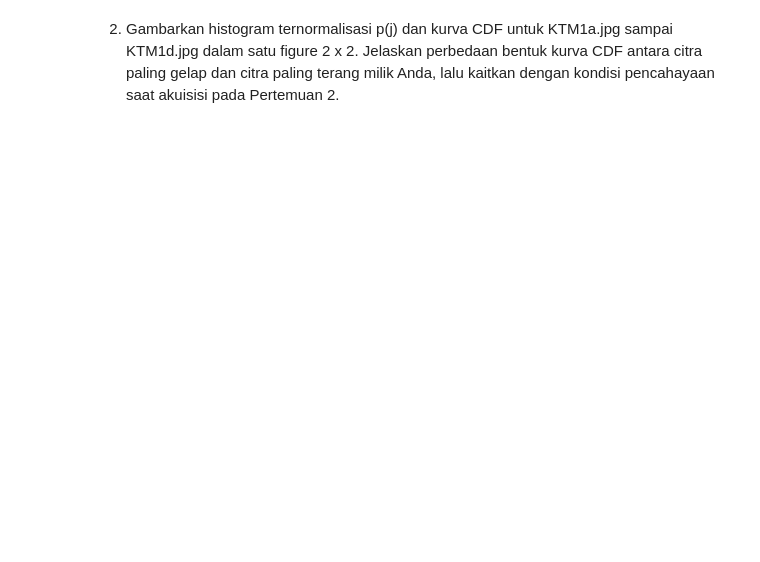
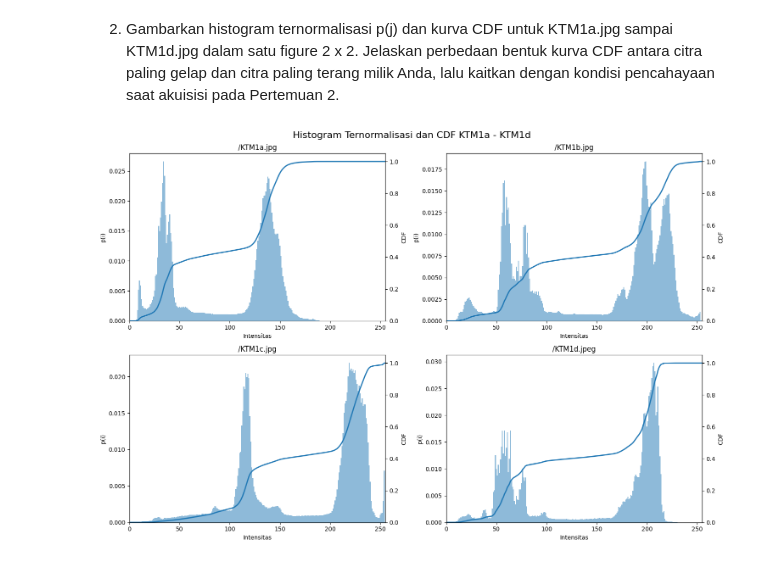
Before and after one commit to BrianLearning-source/PCVK_Genap_2026, a Jupyter notebook: Week5_06.ipynb, the cells around one changed output. Saved outputs shown, nothing was run; the diff lists cells and outputs as text; code cells hidden in the pictures; blank space fills up the shorter version.

```diff
--- a/Week5_06.ipynb
+++ b/Week5_06.ipynb
@@ -353,3 +396,87 @@ Blue  : Manual vs OpenCV = 0
 KTM1d.jpg dalam satu figure 2 x 2. Jelaskan perbedaan bentuk kurva CDF antara citra
 paling gelap dan citra paling terang milik Anda, lalu kaitkan dengan kondisi
 pencahayaan saat akuisisi pada Pertemuan 2.
+# %%
+files = [
+    '/KTM1a.jpg',
+    '/KTM1b.jpg',
+    '/KTM1c.jpg',
+    '/KTM1d.jpeg'
+]
+
+fig, axs = plt.subplots(2, 2, figsize=(15, 10))
+
+axs = axs.ravel()
+
+for i, file in enumerate(files):
+
+    img = cv.imread(BASE + file)
+    gray = cv.cvtColor(img, cv.COLOR_BGR2GRAY)
+
+    hist = cv.calcHist(
+        [gray],
+        [0],
+        None,
+        [256],
+        [0, 256]
+    ).flatten()
+
+    # Histogram ternormalisasi
+    probability = hist / hist.sum()
+
+    # CDF
+    cdf = np.cumsum(probability)
+
+    intensity = np.arange(256)
+
+    # Sumbu kiri untuk p(i)
+    ax1 = axs[i]
+
+    ax1.bar(
+        intensity,
+        probability,
+        width=1,
+        alpha=0.5,
+        label='p(i)'
+    )
+
+    ax1.set_xlabel('Intensitas')
+    ax1.set_ylabel('p(i)')
+    ax1.set_xlim(0, 255)
+
+    # Sumbu kanan untuk CDF
+    ax2 = ax1.twinx()
+
+    ax2.plot(
+        intensity,
+        cdf,
+        linewidth=2,
+        label='CDF'
+    )
+
+    ax2.set_ylabel('CDF')
+    ax2.set_ylim(0, 1.05)
+
+    ax1.set_title(file)
+
+plt.suptitle(
+    'Histogram Ternormalisasi dan CDF KTM1a - KTM1d',
+    fontsize=16
+)
+
+plt.tight_layout()
+plt.show()
+
+print("=== Rata-rata Intensitas ===")
+
+for file in files:
+
+    img = cv.imread(path + file)
+
+    gray = cv.cvtColor(img, cv.COLOR_BGR2GRAY)
+
+    mean_intensity = np.mean(gray)
+
+    print(f"{file}: {mean_intensity:.2f}")
+# %% [output]
+[figure, added]
```
Also changed, not shown: parts of 16 cells of this notebook.
